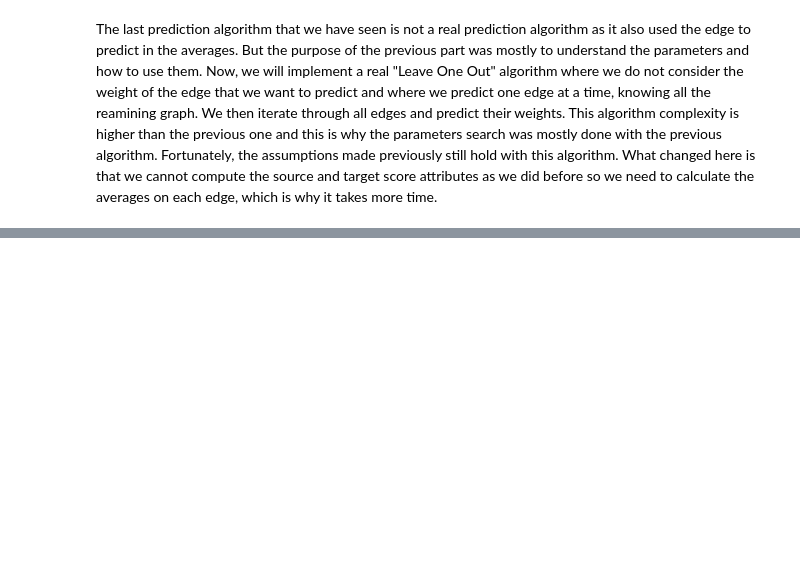
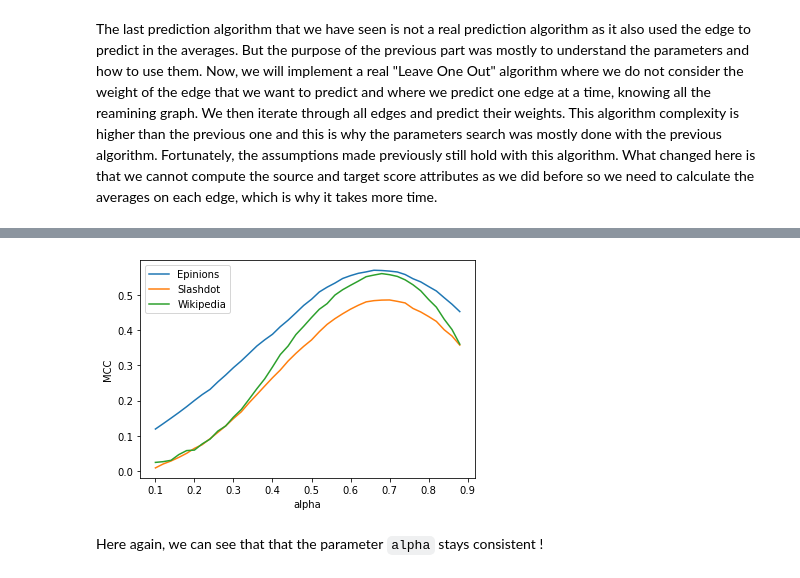
Before and after one commit to epfl-ada/ada-2020-project-milestone-p3-p3_daddario, a Jupyter notebook: creative_extension.ipynb, the cells around one changed output, grey strips where cells are left out. Saved outputs shown, nothing was run; the diff lists cells and outputs as text; code cells hidden in the pictures; blank space fills up the shorter version.

```diff
--- a/creative_extension.ipynb
+++ b/creative_extension.ipynb
@@ -678,0 +719,17 @@ display(evaluation_results4.round(decimals=3))
+# %%
+plt.figure()
+alphas = np.arange(0.1,0.9,0.02)
+for df in [epinions, slashdot, wikielec]:
+    MCC = [0]*len(alphas)
+    for i,alpha in enumerate(alphas):
+        (_,_,_,_,_,_,_,MCC[i]) = wpo_weighted_average_predict(df, alpha,0.5)
+    plt.plot(alphas,MCC)
+
+plt.legend(("Epinions", "Slashdot", "Wikipedia"))
+plt.xlabel("alpha")
+plt.ylabel("MCC")
+plt.show()
+# %% [output]
+[figure, added]
+# %% [markdown]
+Here again, we can see that that the parameter `alpha` stays consistent !
```
Also changed, not shown: parts of 75 cells of this notebook.
